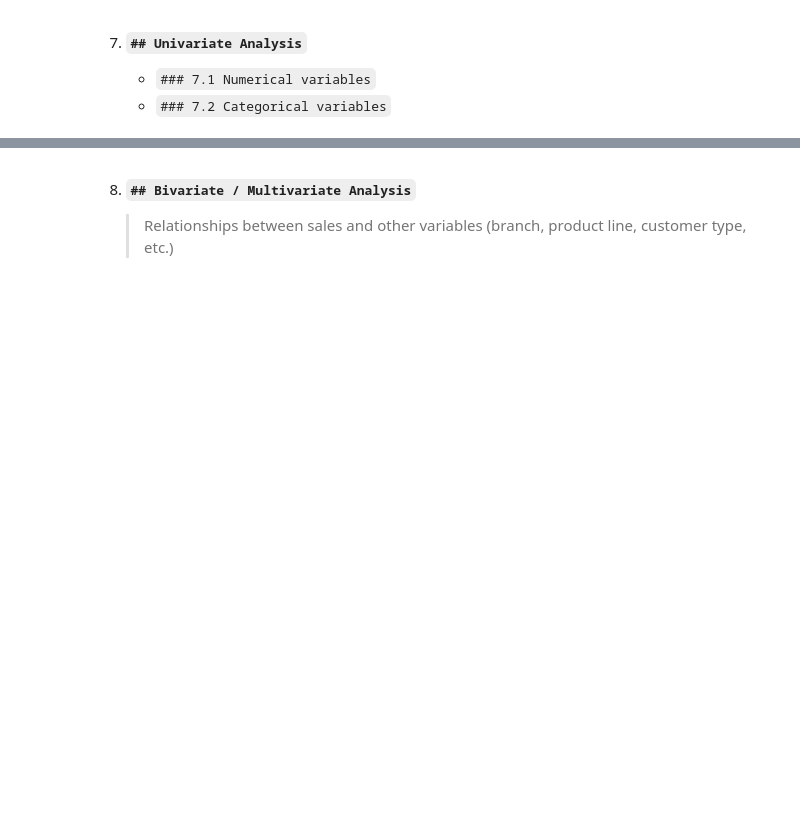
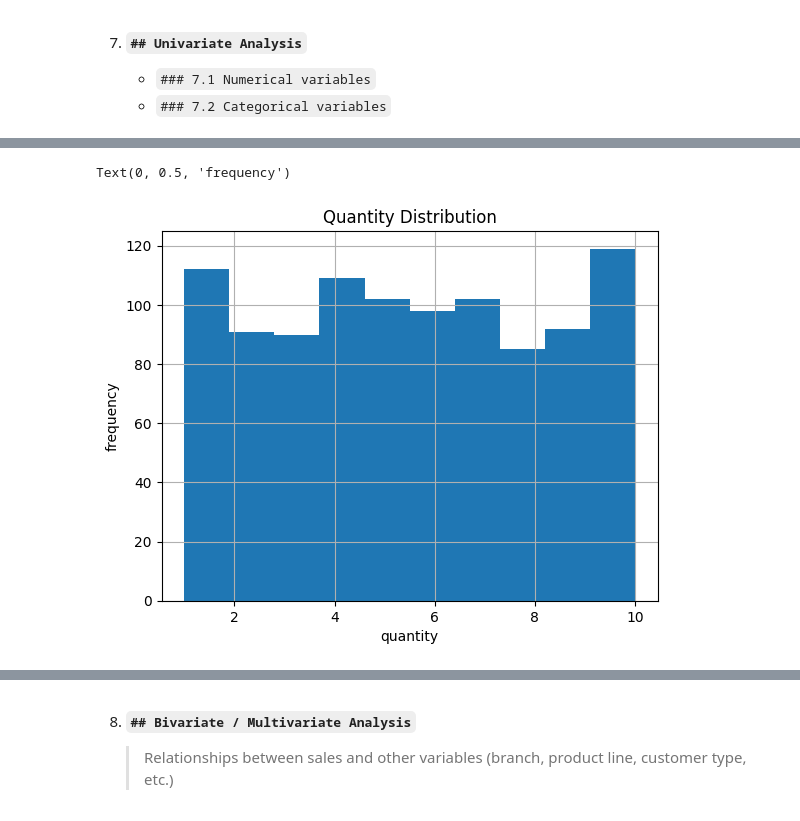
Before and after one commit to martinpapaleo/data-science-learning, a Jupyter notebook: phase1/sales_supermarket/sales_supermarket_eda.ipynb, the cells around one changed output, grey strips where cells are left out. Drawn from its saved outputs; the diff is of its cells as text; code cells hidden in the pictures; blank space fills up the shorter version.

```diff
--- a/phase1/sales_supermarket/sales_supermarket_eda.ipynb
+++ b/phase1/sales_supermarket/sales_supermarket_eda.ipynb
@@ -177,0 +209,9 @@ df[['Year', 'Month', 'Weekday', 'Day']].head()
+# %%
+#Quantity distribution
+df['Quantity'].hist(bins=10)
+plt.title('Quantity Distribution')
+plt.xlabel('quantity')
+plt.ylabel('frequency')
+# %% [output]
+Text(0, 0.5, 'frequency')
+[figure, added]
```
Also changed, not shown: parts of 4 cells of this notebook.
